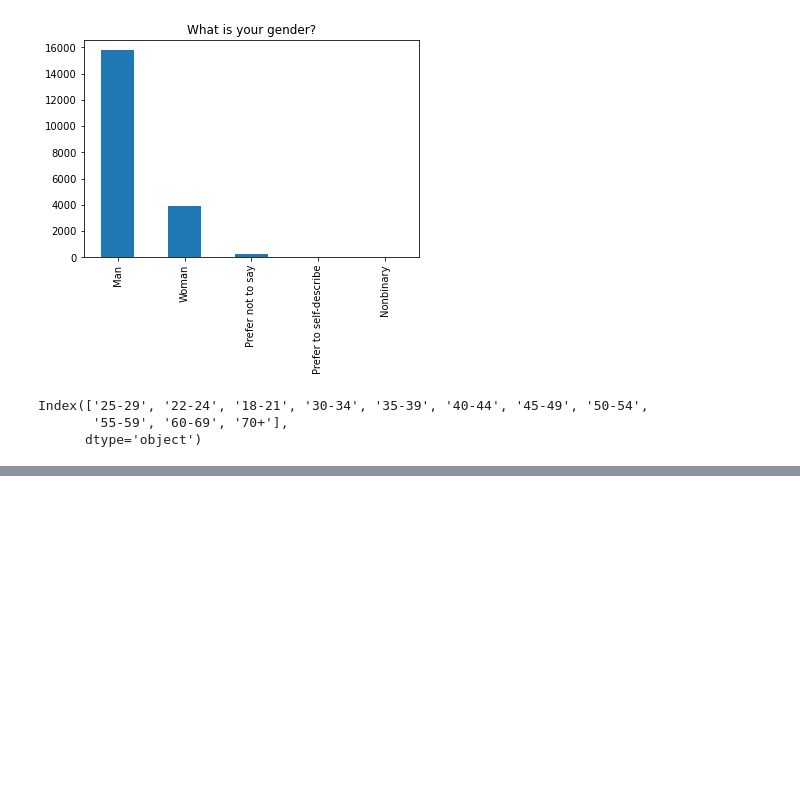
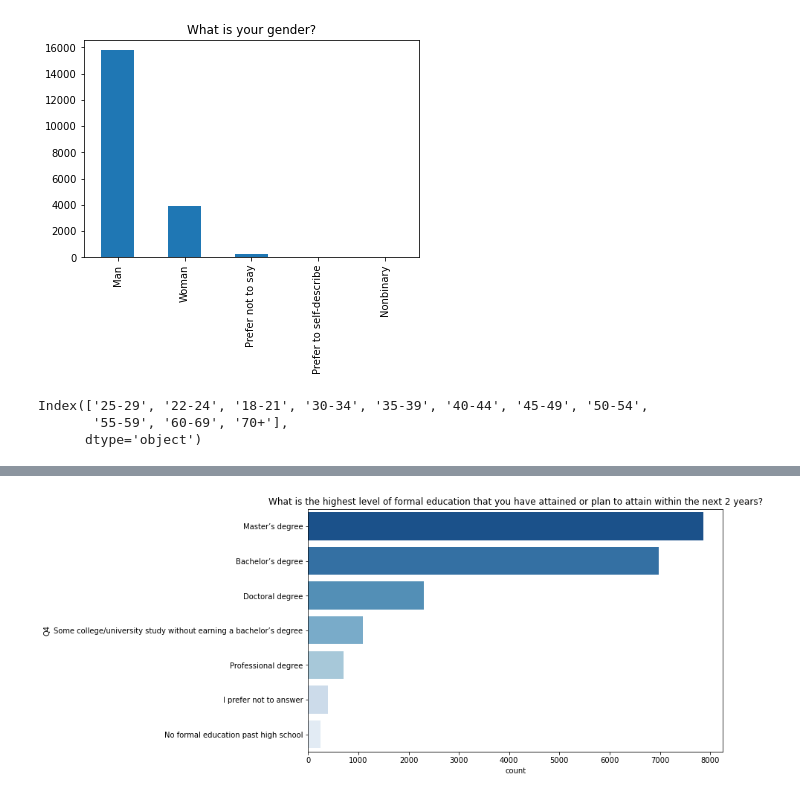
Before and after one commit to JeongSeonggil/Kaggle, a Jupyter notebook: 2020 Kaggle Machine Learning & Data Science Survey.ipynb, the cells around one changed output, grey strips where cells are left out. Cells and saved outputs as stored; diff of their text form; code cells hidden in the pictures; blank space fills up the shorter version.

```diff
--- a/2020 Kaggle Machine Learning & Data Science Survey.ipynb
+++ b/2020 Kaggle Machine Learning & Data Science Survey.ipynb
@@ -99,0 +100,4 @@ show_countplot_by_qno("Q3", fsize=(10,12))
+# %%
+show_countplot_by_qno("Q4")
+# %% [output]
+[figure, added]
```
Also changed, not shown: parts of 12 cells of this notebook.
